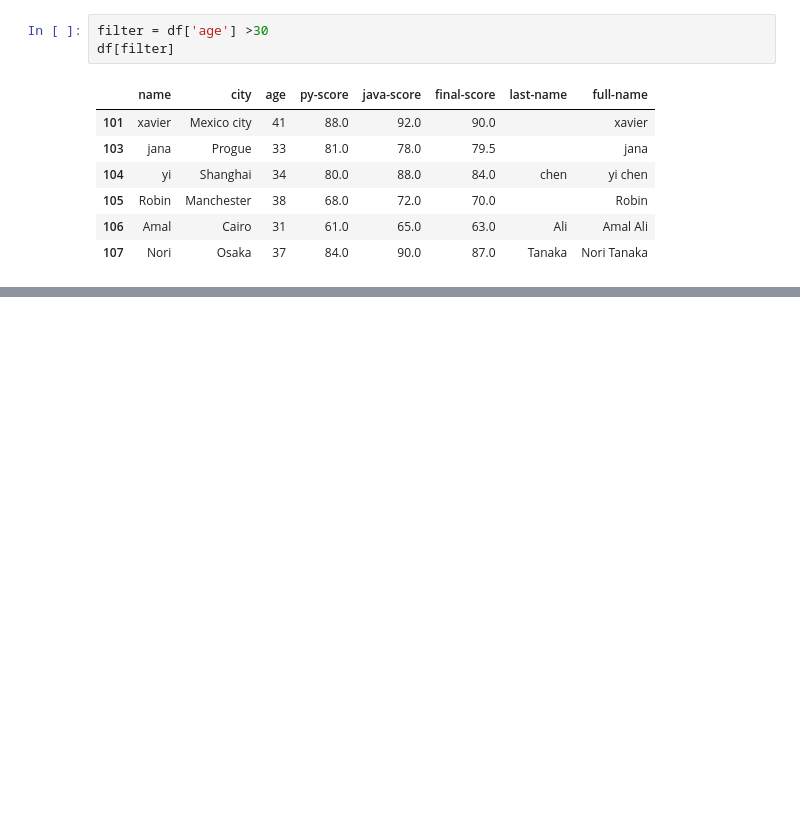
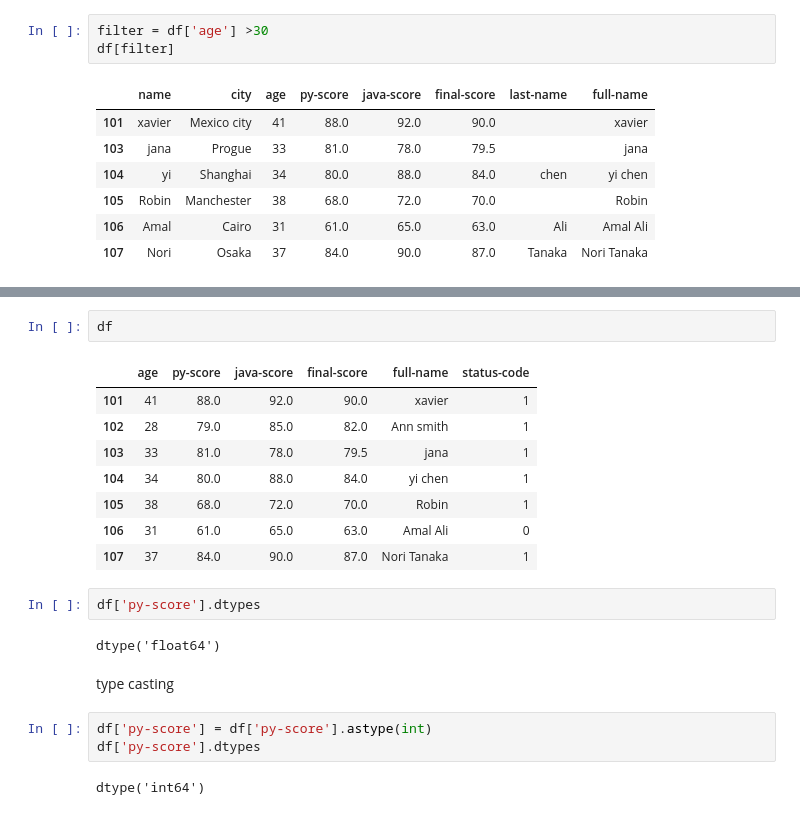
Before and after one commit to Aham0803/PY-AlgoTutor, a Jupyter notebook: 20_Session/1_EDA.ipynb, the cells around one changed output, grey strips where cells are left out. Saved outputs shown, nothing was run; the diff lists cells and outputs as text; blank space fills up the shorter version.

```diff
--- a/20_Session/1_EDA.ipynb
+++ b/20_Session/1_EDA.ipynb
@@ -245,0 +299,22 @@ df[filter]
+# %%
+df
+# %% [output]
+|  | age | py-score | java-score | final-score | full-name | status-code |
+| 101 | 41 | 88.0 | 92.0 | 90.0 | xavier | 1 |
+| 102 | 28 | 79.0 | 85.0 | 82.0 | Ann smith | 1 |
+| 103 | 33 | 81.0 | 78.0 | 79.5 | jana | 1 |
+| 104 | 34 | 80.0 | 88.0 | 84.0 | yi chen | 1 |
+| 105 | 38 | 68.0 | 72.0 | 70.0 | Robin | 1 |
+| 106 | 31 | 61.0 | 65.0 | 63.0 | Amal Ali | 0 |
+| 107 | 37 | 84.0 | 90.0 | 87.0 | Nori Tanaka | 1 |
+# %%
+df['py-score'].dtypes
+# %% [output]
+dtype('float64')
+# %% [markdown]
+type casting
+# %%
+df['py-score'] = df['py-score'].astype(int)
+df['py-score'].dtypes
+# %% [output]
+dtype('int64')
```
Also changed, not shown: parts of 11 cells of this notebook.
